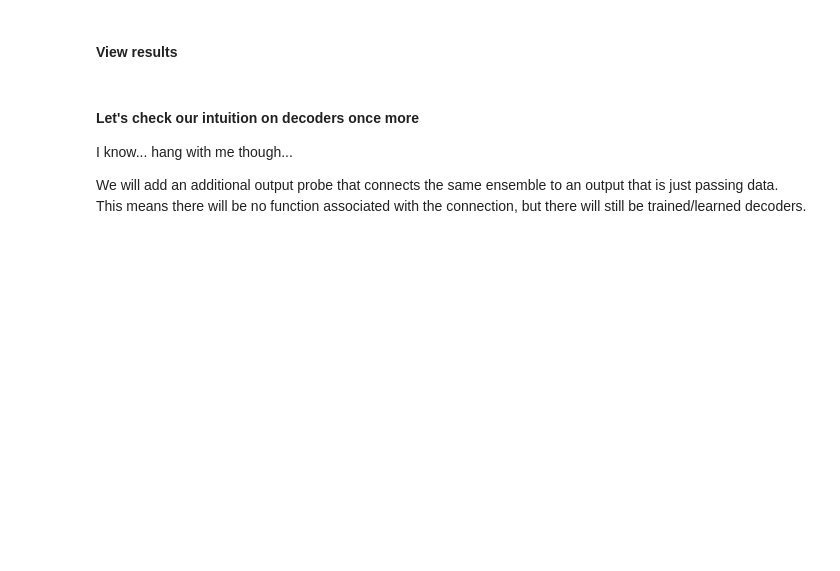
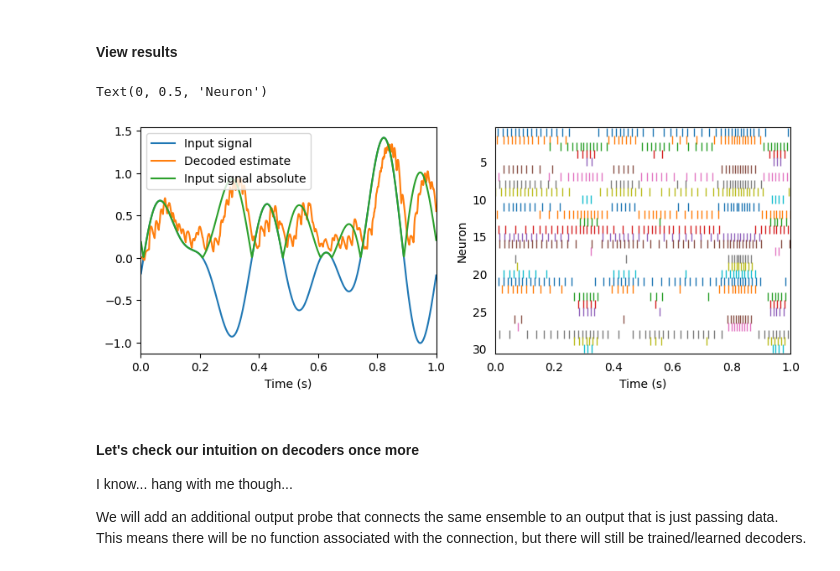
Before and after one commit to gtmoon32/neuron_basics, a Jupyter notebook: neuron_transformations.ipynb, the cells around one changed output. Cells and saved outputs as stored; diff of their text form; code cells hidden in the pictures; blank space fills up the shorter version.

```diff
--- a/neuron_transformations.ipynb
+++ b/neuron_transformations.ipynb
@@ -284,7 +340,7 @@ with model:
     Asquare = nengo.Node(size_in=1)
 
     # connect the neuron ensemble to the output node with a function
-    nengo.Connection(A, Asquare, function=square)
+    nengo.Connection(A, Asquare, function=absolute)
 
     # probe the output to assess results
     Asquare_probe = nengo.Probe(Asquare, synapse=0.01)
@@ -298,19 +357,22 @@ with nengo.Simulator(model) as sim:
 # %%
 
 plt.figure(figsize=(10, 3.5))
 plt.subplot(1, 2, 1)
 plt.plot(sim.trange(), sim.data[input_probe], label="Input signal")
 plt.plot(sim.trange(), sim.data[Asquare_probe], label="Decoded estimate")
-plt.plot(sim.trange(), np.square(sim.data[input_probe]), label="Input signal squared")
+plt.plot(sim.trange(), np.sqrt((sim.data[input_probe])*(sim.data[input_probe])), label="Input signal absolute")
 plt.legend(loc="best", fontsize="medium")
 plt.xlabel("Time (s)")
 plt.xlim(0, 1)
 
 ax = plt.subplot(1, 2, 2)
 rasterplot(sim.trange(), sim.data[A_spikes])
 plt.xlim(0, 1)
 plt.xlabel("Time (s)")
 plt.ylabel("Neuron")
+# %% [output]
+Text(0, 0.5, 'Neuron')
+[figure, added]
 # %% [markdown]
 #### Let's check our intuition on decoders once more
 
```
Also changed, not shown: parts of 13 cells of this notebook, 1 other file.
